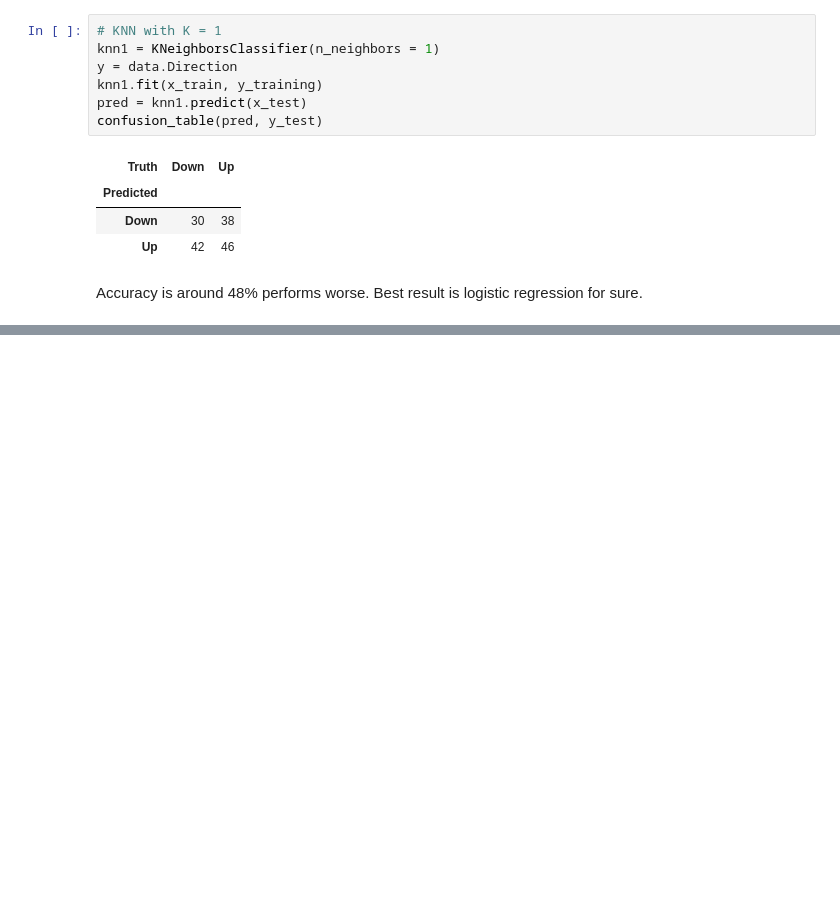
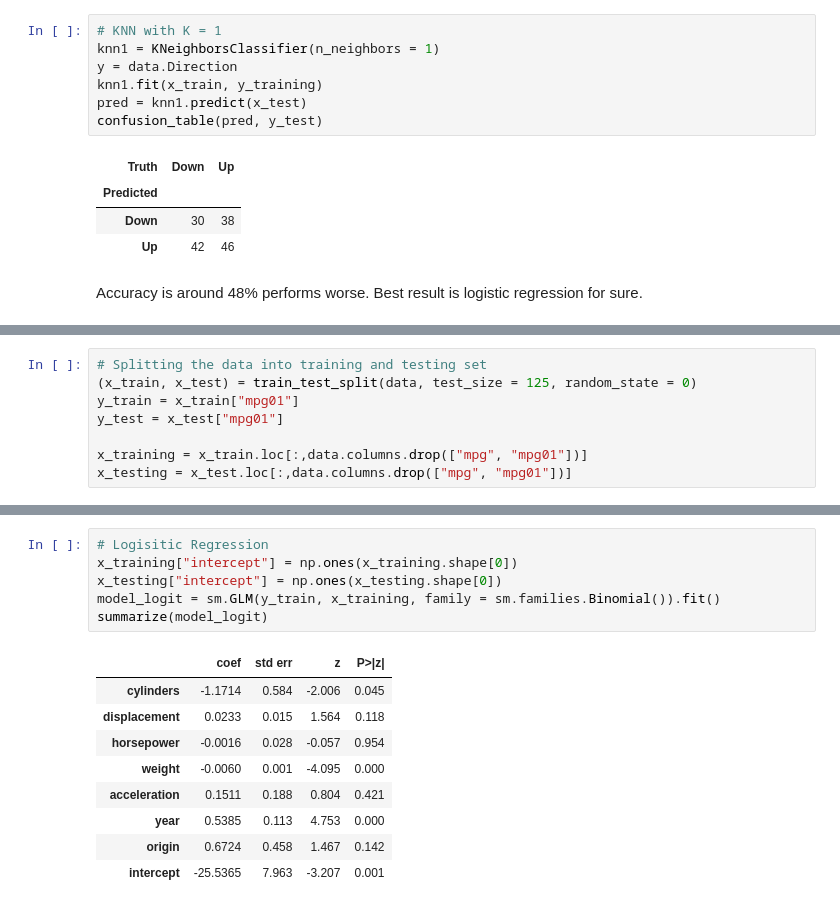
Before and after one commit to kkkamur07/ISL-Learning, a Jupyter notebook: Classification/Classification-Solutions.ipynb, the cells around one changed output, grey strips where cells are left out. Drawn from its saved outputs; the diff is of its cells as text; blank space fills up the shorter version.

```diff
--- a/Classification/Classification-Solutions.ipynb
+++ b/Classification/Classification-Solutions.ipynb
@@ -221,0 +259,8 @@ Accuracy is around 48% performs worse. Best result is logistic regression for su
+# %%
+# Splitting the data into training and testing set
+(x_train, x_test) = train_test_split(data, test_size = 125, random_state = 0)
+y_train = x_train["mpg01"]
+y_test = x_test["mpg01"]
+
+x_training = x_train.loc[:,data.columns.drop(["mpg", "mpg01"])]
+x_testing = x_test.loc[:,data.columns.drop(["mpg", "mpg01"])]
@@ -221,0 +379,16 @@ Accuracy is around 48% performs worse. Best result is logistic regression for su
+# %%
+# Logisitic Regression
+x_training["intercept"] = np.ones(x_training.shape[0])
+x_testing["intercept"] = np.ones(x_testing.shape[0])
+model_logit = sm.GLM(y_train, x_training, family = sm.families.Binomial()).fit()
+summarize(model_logit)
+# %% [output]
+|  | coef | std err | z | P>|z| |
+| cylinders | -1.1714 | 0.584 | -2.006 | 0.045 |
+| displacement | 0.0233 | 0.015 | 1.564 | 0.118 |
+| horsepower | -0.0016 | 0.028 | -0.057 | 0.954 |
+| weight | -0.0060 | 0.001 | -4.095 | 0.000 |
+| acceleration | 0.1511 | 0.188 | 0.804 | 0.421 |
+| year | 0.5385 | 0.113 | 4.753 | 0.000 |
+| origin | 0.6724 | 0.458 | 1.467 | 0.142 |
+| intercept | -25.5365 | 7.963 | -3.207 | 0.001 |
```
Also changed, not shown: parts of 19 cells of this notebook, 1 other file.
